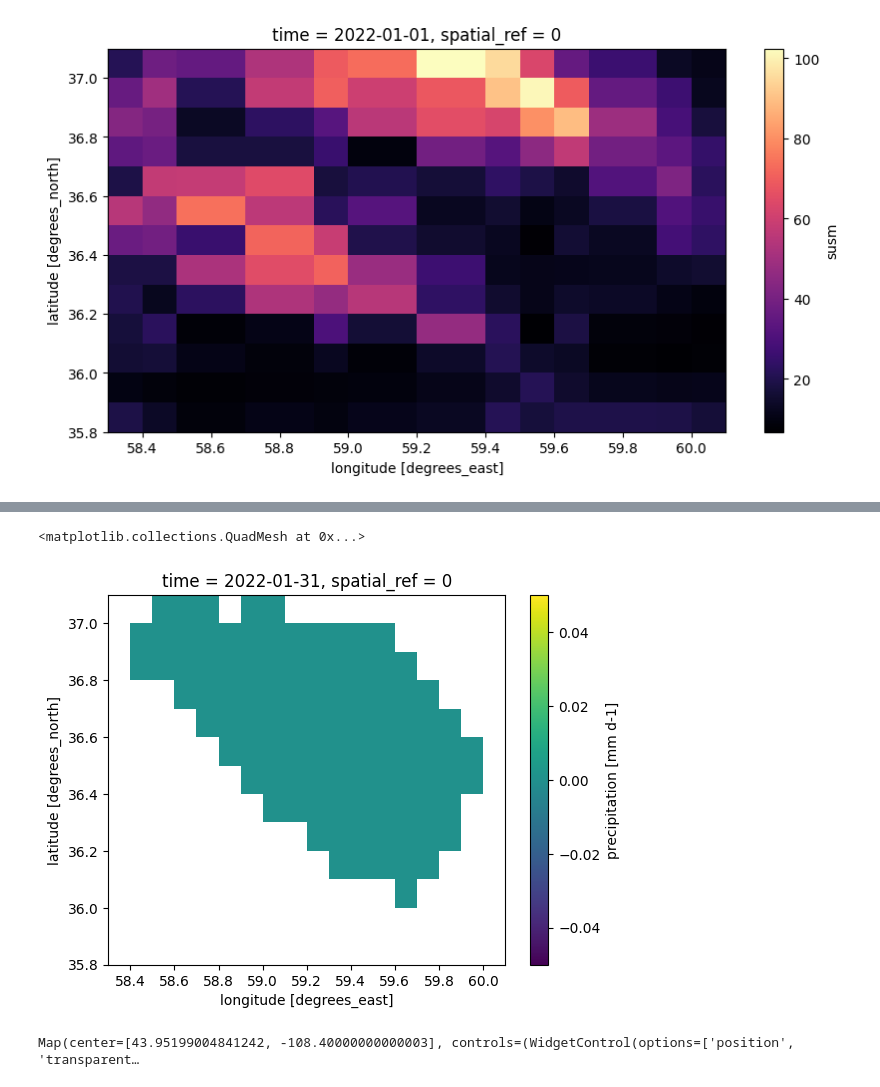
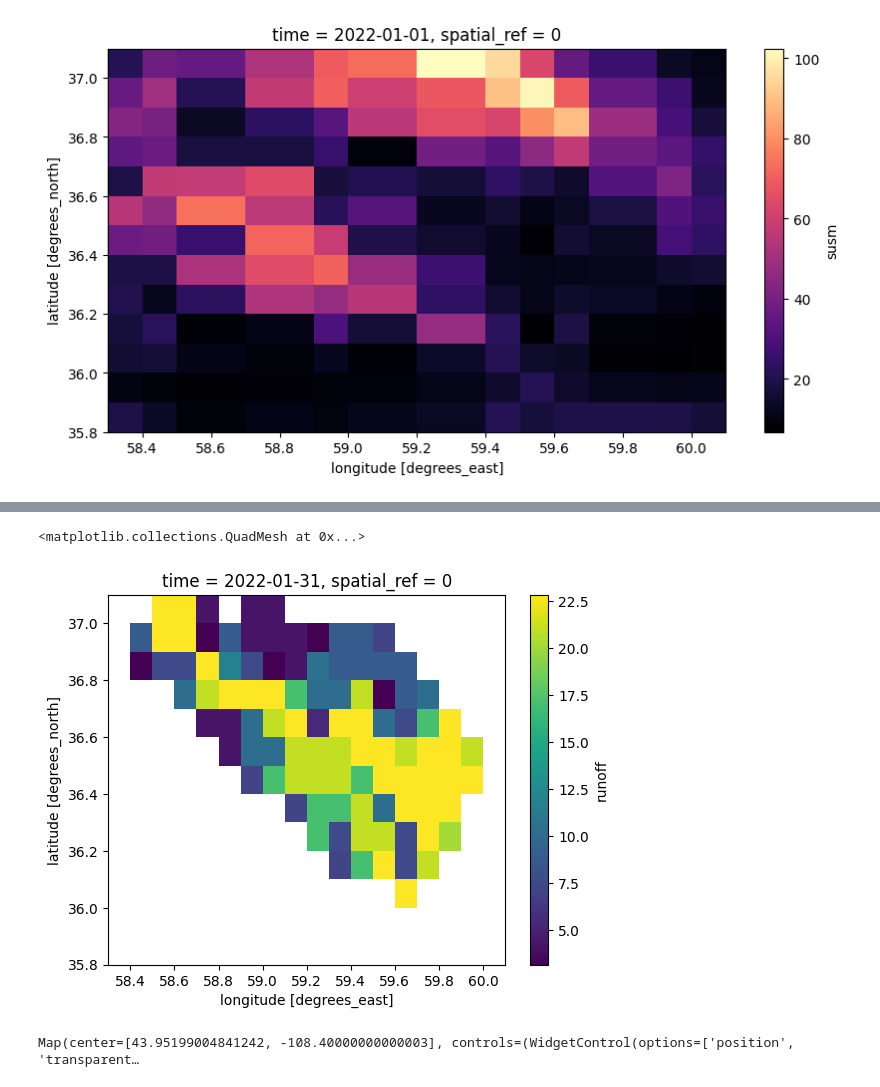
Before and after one commit to mahdi98mnm/WaterBalance_new, a Jupyter notebook: notebook/Sflow.ipynb, the cells around one changed output, grey strips where cells are left out. Cells and saved outputs as stored; diff of their text form; code cells hidden in the pictures.

```diff
--- a/notebook/Sflow.ipynb
+++ b/notebook/Sflow.ipynb
@@ -341,24 +341,24 @@ Attributes:
 # %%
 
 
 # shp_dir = PATH_DATA + "shape/usa.shp"
 shp_dir = PATH_DATA + "shape/mahdoode_mashhad.shp"
 
 shapefile = gpd.read_file(shp_dir)
 
 
 precip_da = add_shape_coord_from_data_array(ds_array_3, shp_dir, "shapefile")
 ds_array_4 = ds_array_3.where(precip_da.shapefile==0, other=np.nan)
 
 
 
 with open('/content/drive/MyDrive/WaterBalance/notebook/ds_array_4_mahdoode_mashhad.pkl', 'wb') as f:
     pickle.dump(ds_array_4, f)
 
-ds_array_4.precipitation.plot()
+ds_array_4.runoff.plot()
 # %% [output]
 <matplotlib.collections.QuadMesh at 0x...>
-[figure, old version]
+[figure, new version]
 # %%
 Map = geemap.Map()
 Map.add_basemap('HYBRID')
```
Also changed, not shown: parts of 1 cell of this notebook.
